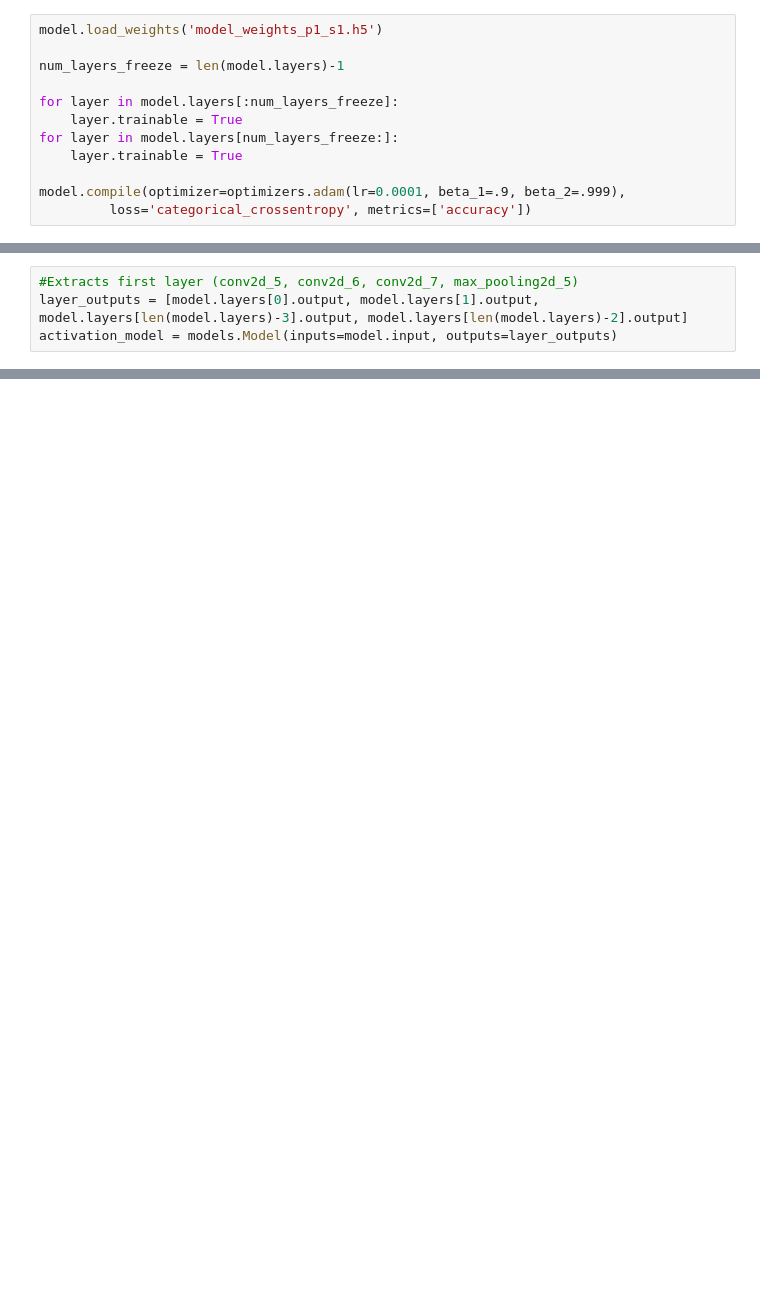
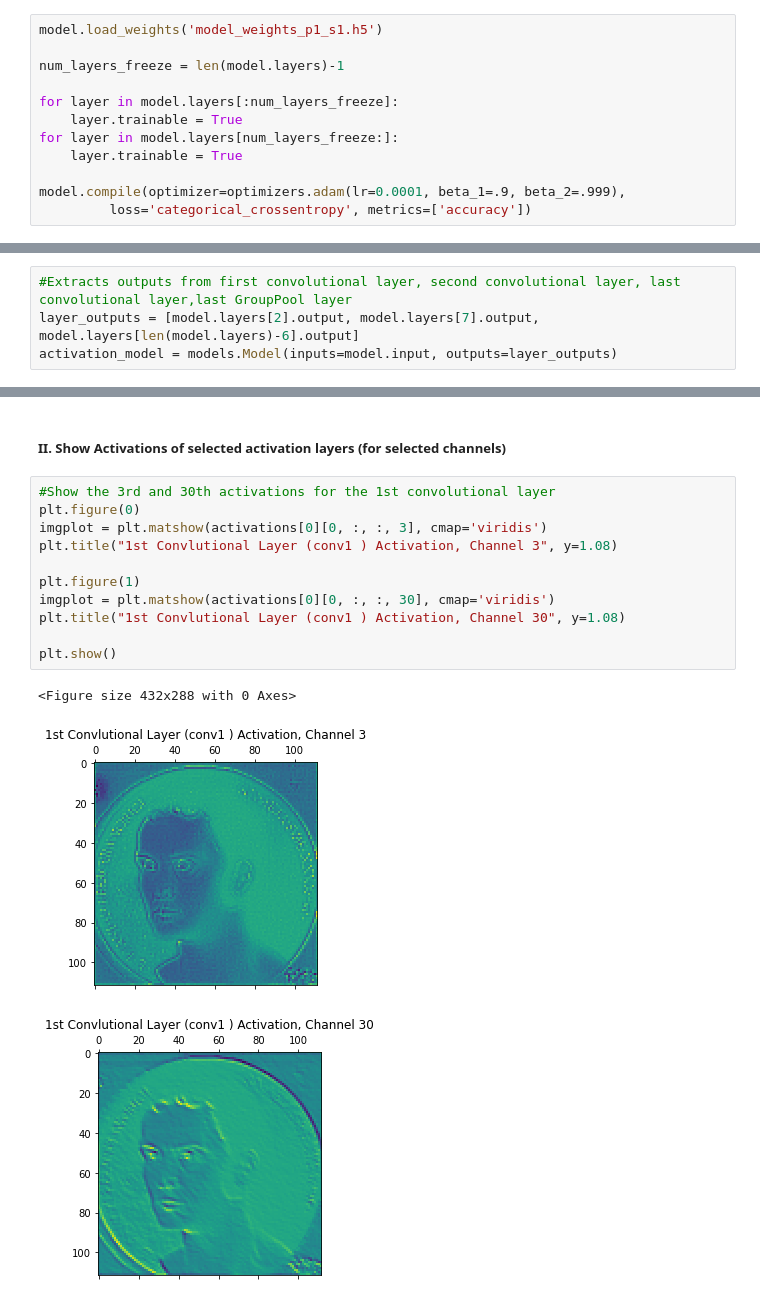
Before and after one commit to HungryGiraffe/Final, a Jupyter notebook: Final.ipynb, the cells around one changed output, grey strips where cells are left out. Saved outputs shown, nothing was run; the diff lists cells and outputs as text; blank space fills up the shorter version.

```diff
--- a/Final.ipynb
+++ b/Final.ipynb
@@ -381,4 +589,4 @@ plot_losses(history_p1_s2.history['loss'], history_p1_s2.history['val_loss'])
 # %%
-#Extracts first layer (conv2d_5, conv2d_6, conv2d_7, max_pooling2d_5)
-layer_outputs = [model.layers[0].output, model.layers[1].output, model.layers[len(model.layers)-3].output, model.layers[len(model.layers)-2].output]
+#Extracts outputs from first convolutional layer, second convolutional layer, last convolutional layer,last GroupPool layer
+layer_outputs = [model.layers[2].output, model.layers[7].output, model.layers[len(model.layers)-6].output]
 activation_model = models.Model(inputs=model.input, outputs=layer_outputs)
@@ -384,0 +633,17 @@ activation_model = models.Model(inputs=model.input, outputs=layer_outputs)
+# %% [markdown]
+##### II. Show Activations of selected activation layers (for selected channels)
+# %%
+#Show the 3rd and 30th activations for the 1st convolutional layer
+plt.figure(0)
+imgplot = plt.matshow(activations[0][0, :, :, 3], cmap='viridis')
+plt.title("1st Convlutional Layer (conv1 ) Activation, Channel 3", y=1.08)
+
+plt.figure(1)
+imgplot = plt.matshow(activations[0][0, :, :, 30], cmap='viridis')
+plt.title("1st Convlutional Layer (conv1 ) Activation, Channel 30", y=1.08)
+
+plt.show()
+# %% [output]
+<Figure size 432x288 with 0 Axes>
+[figure, added]
+[figure, added]
```
Also changed, not shown: parts of 54 cells of this notebook.
